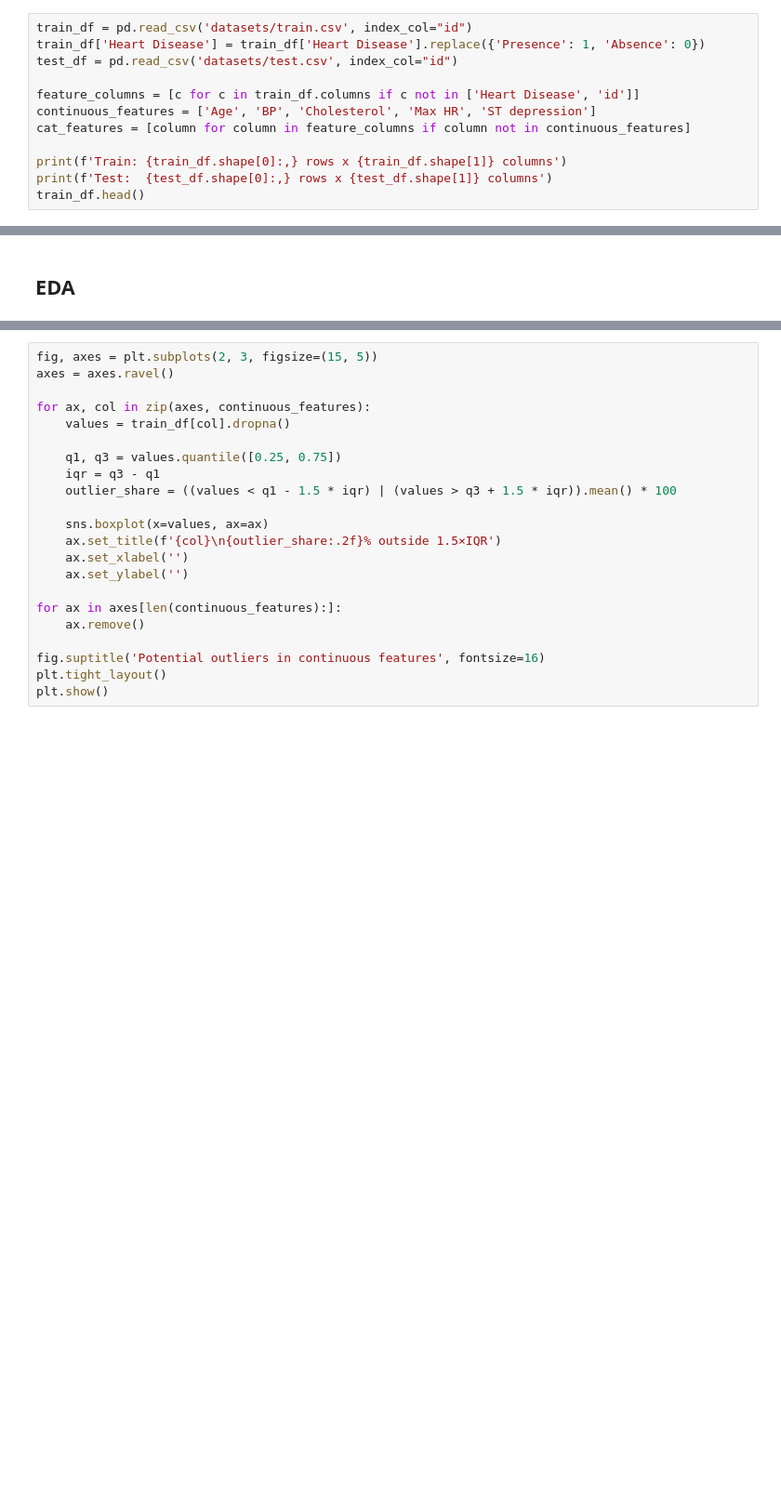
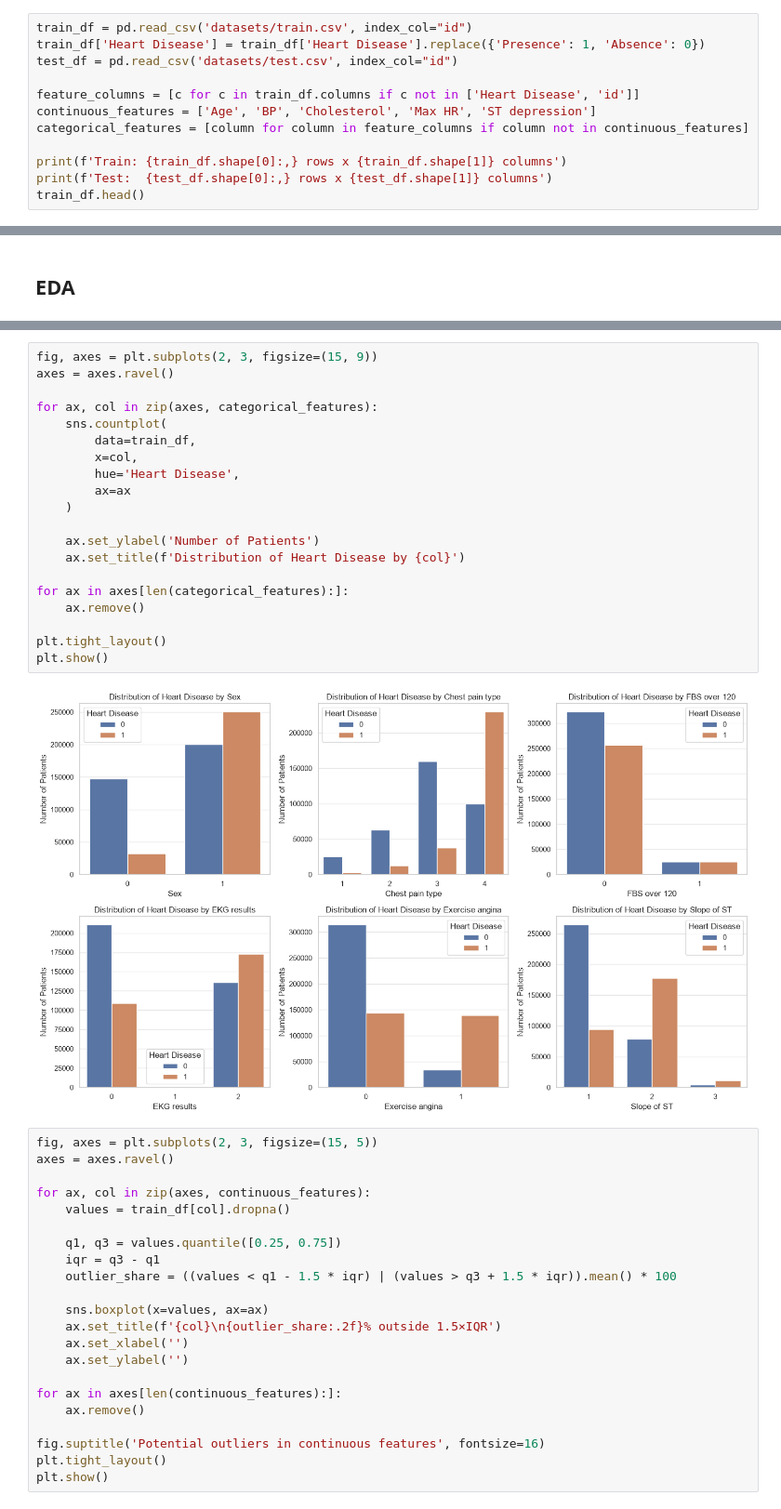
Before and after one commit to Lanes11/heart_disease_kaggle, a Jupyter notebook: main.ipynb, the cells around one changed output, grey strips where cells are left out. Shown at 93% size. Cells and saved outputs as stored; diff of their text form; blank space fills up the shorter version.

```diff
--- a/main.ipynb
+++ b/main.ipynb
@@ -31,7 +39,7 @@ test_df = pd.read_csv('datasets/test.csv', index_col="id")
 
 feature_columns = [c for c in train_df.columns if c not in ['Heart Disease', 'id']]
 continuous_features = ['Age', 'BP', 'Cholesterol', 'Max HR', 'ST depression']
-cat_features = [column for column in feature_columns if column not in continuous_features]
+categorical_features = [column for column in feature_columns if column not in continuous_features]
 
 print(f'Train: {train_df.shape[0]:,} rows x {train_df.shape[1]} columns')
 print(f'Test:  {test_df.shape[0]:,} rows x {test_df.shape[1]} columns')
@@ -118,3 +125,25 @@ plt.show()
+# %%
+fig, axes = plt.subplots(2, 3, figsize=(15, 9))
+axes = axes.ravel()
+
+for ax, col in zip(axes, categorical_features):
+    sns.countplot(
+        data=train_df,
+        x=col,
+        hue='Heart Disease',
+        ax=ax
+    )
+
+    ax.set_ylabel('Number of Patients')
+    ax.set_title(f'Distribution of Heart Disease by {col}')
+
+for ax in axes[len(categorical_features):]:
+    ax.remove()
+
+plt.tight_layout()
+plt.show()
+# %% [output]
+[figure, added]
 # %%
 fig, axes = plt.subplots(2, 3, figsize=(15, 5))
 axes = axes.ravel()
```
Also changed, not shown: parts of 13 cells of this notebook.
